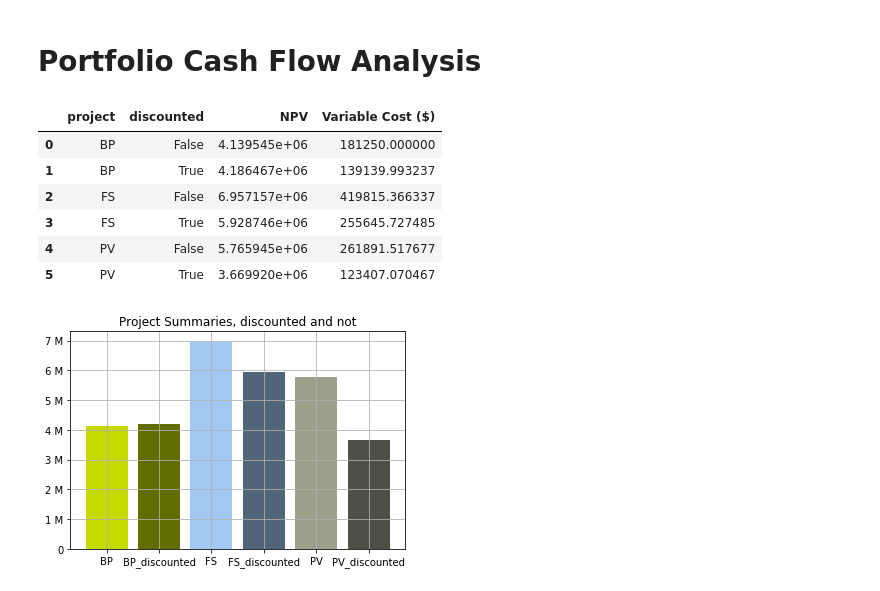
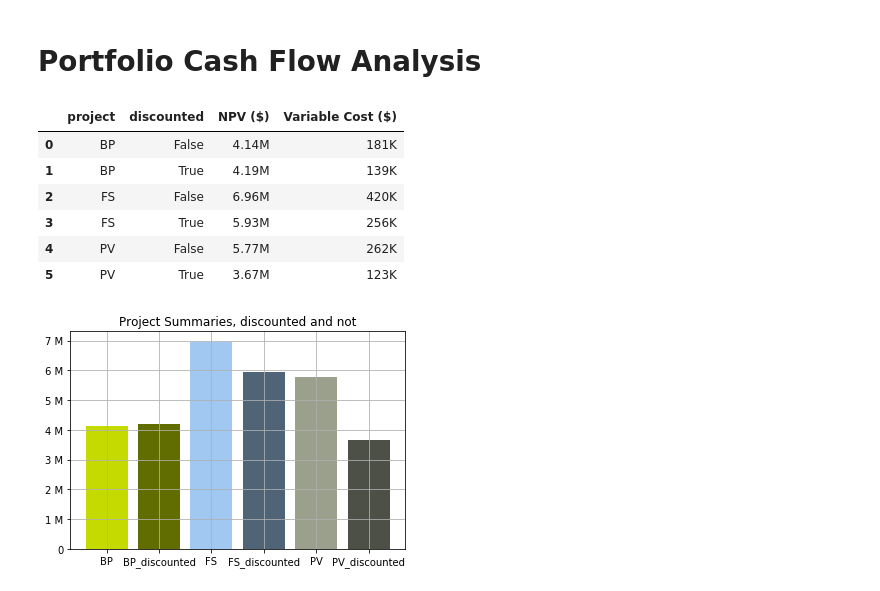
Before and after one commit to ldnelso2/portfolio, a Jupyter notebook: nz_portfolio_dashboard.ipynb, the cells around one changed output. Drawn from its saved outputs; the diff is of its cells as text; code cells hidden in the pictures.

Commit message:
format quarter values as currency in tables

```diff
--- a/nz_portfolio_dashboard.ipynb
+++ b/nz_portfolio_dashboard.ipynb
@@ -16,6 +15,0 @@ from utils import colorscale, get_smartsheet_cell, SmartsheetRow
-# %%
-cf = CashFlow(
-    delay_qtrs=4, digital_gallons=100, discount_rate=.1, function='sigmoid',
-    is_cost=False, start_amt=1, max_amt=5, scale_up_qtrs=4, tot_qtrs=12, name='test'
-)
-cf.quick_view(discounted=False)
@@ -82,47 +74,48 @@ cf_df = pd.DataFrame(data=rows, columns=['project', 'discounted', 'name'] + quar
 summarized_df = cf_df.groupby(['project', 'discounted'])\
                   .sum(numeric_only=True)\
                   .sum(numeric_only=True, axis=1)\
-                  .reset_index(name='NPV')\
+                  .reset_index(name='NPV ($)')\
                   .sort_values(by=['project'])
 
 # Create a dataframe with variable cost
 rows = []
 for project_id, flows in project_map.items():
     unit_multiplier = 10**6  # put in dollars
     dg_to_variable_cost = lambda v: v * unit_multiplier * COST_VARIABLE
 
     for cf in flows:
         d_dg_cost = list(map(dg_to_variable_cost, cf.discounted_dg_qtr))
         nd_dg_cost = list(map(dg_to_variable_cost, cf.non_discounted_dg_qtr))
         d_variable_cost = [0]  # No variable cost at Q0
         nd_variable_cost = [0]  # No variable cost at Q0
         # iterable is of form [(0, (0, 1)), (1, (1, 2)), (n, (n + 1))]
         for index, step in list(enumerate(zip(quarters_index, quarters)))[:-1]:
             # integraing using trapezoidal riemann sum
             d_variable_cost.append(np.trapz([d_dg_cost[index], d_dg_cost[index + 1]], step))
             nd_variable_cost.append(np.trapz([nd_dg_cost[index], nd_dg_cost[index + 1]], step))
 
         rows.append([project_id, True, cf.name] + d_variable_cost)
         rows.append([project_id, False, cf.name] + nd_variable_cost)
 
 dg_df = pd.DataFrame(data=rows, columns=['project', 'discounted', 'name'] + quarter_labels)
 summarized_dg_df = dg_df.groupby(['project', 'discounted'])\
                       .sum(numeric_only=True)\
                       .sum(numeric_only=True, axis=1)\
                       .reset_index(name='Variable Cost ($)')\
                       .sort_values(by=['project'])
-
 # Merge the two together
 summarized = pd.merge(summarized_df, summarized_dg_df, how='inner', on=['project', 'discounted'])
+summarized = summarized.apply(currency_fmt_to_cols(['NPV ($)', 'Variable Cost ($)']))
+
 summarized
 # %% [output]
-|  | project | discounted | NPV | Variable Cost ($) |
-| 0 | BP | False | 4.139545e+06 | 181250.000000 |
-| 1 | BP | True | 4.186467e+06 | 139139.993237 |
-| 2 | FS | False | 6.957157e+06 | 419815.366337 |
-| 3 | FS | True | 5.928746e+06 | 255645.727485 |
-| 4 | PV | False | 5.765945e+06 | 261891.517677 |
-| 5 | PV | True | 3.669920e+06 | 123407.070467 |
+|  | project | discounted | NPV ($) | Variable Cost ($) |
+| 0 | BP | False | 4.14M | 181K |
+| 1 | BP | True | 4.19M | 139K |
+| 2 | FS | False | 6.96M | 420K |
+| 3 | FS | True | 5.93M | 256K |
+| 4 | PV | False | 5.77M | 262K |
+| 5 | PV | True | 3.67M | 123K |
 # %%
 def gen_label(row):
     postfix = '_discounted' if row['discounted'] else ''
```
Also changed, not shown: parts of 4 cells of this notebook, 1 other file.
